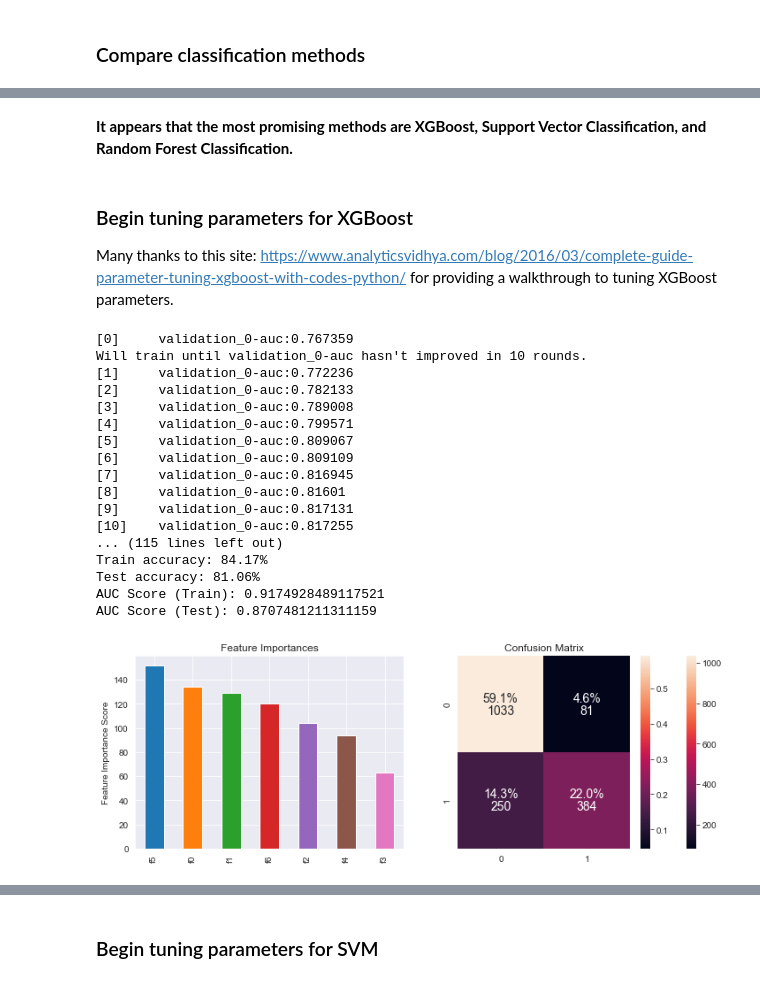
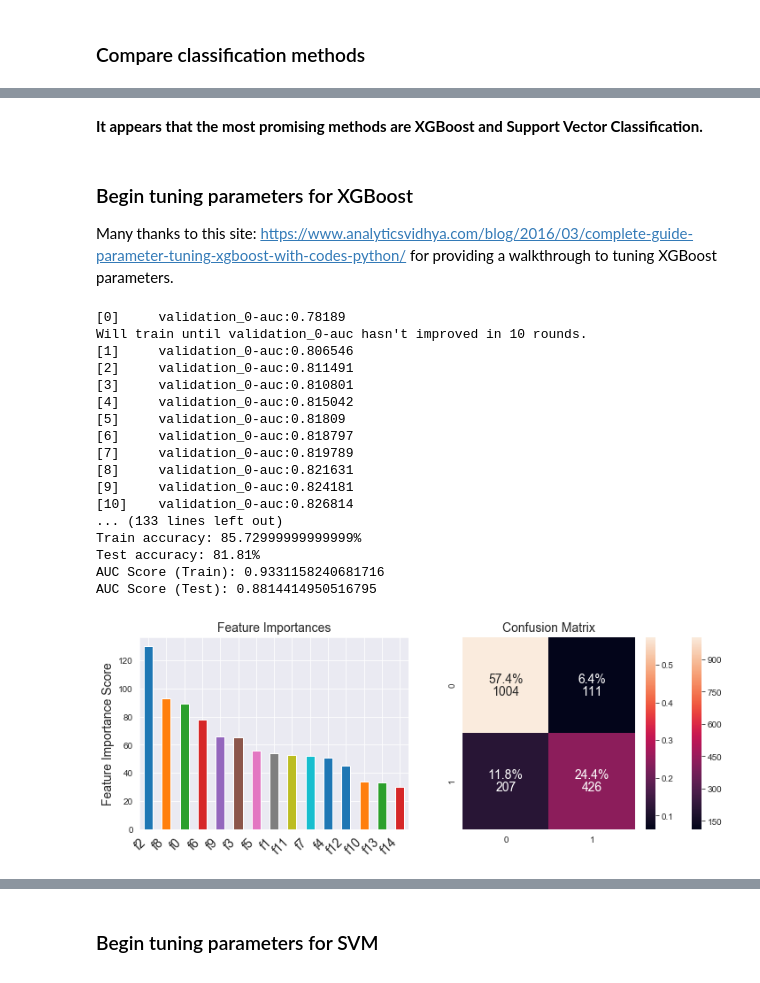
Before and after one commit to magnawhale/dsc-mod-5-project-online-ds-ft-051319, a Jupyter notebook: student.ipynb, the cells around one changed output, grey strips where cells are left out. Saved outputs shown, nothing was run; the diff lists cells and outputs as text; code cells hidden in the pictures.

```diff
--- a/student.ipynb
+++ b/student.ipynb
@@ -383,12 +388,14 @@ features.hist(figsize=(12,8));
 # %%
 # define a function to generate a confusion matrix
 def confu_matrix(y_pred, x_tst, y_tst):
+    import warnings
+    warnings.filterwarnings('ignore')
     y_pred = np.array(y_pred).flatten()
     y_tst = np.array(y_tst).flatten()
     cm = confusion_matrix(y_tst.flatten(), y_pred.flatten())
     sns.heatmap(cm, annot=True, fmt='0g', annot_kws={'size':14, 'ha':'center', 'va':'top'})
     sns.heatmap(cm/np.sum(cm), annot=True, fmt='0.01%', annot_kws={'size':14, 'ha':'center', 'va':'bottom'})
-    plt.title('Confusion Matrix')
+    plt.title('Confusion Matrix', fontsize=14)
     plt.show();
 # %%
 # very simple test model with Guassian Naive Bayes
@@ -445,8 +452,11 @@ def modelfit(alg, x_tr, y_tr, x_tst, y_tst, n_estims=1000, early_stopping_rounds
                          .sort_values(ascending=False)
     plt.figure(figsize=(12,4))
     plt.subplot(121)
-    feat_imp.plot(kind='bar', title='Feature Importances')
-    plt.ylabel('Feature Importance Score')
+    feat_imp.plot(kind='bar')
+    plt.title('Feature Importances', fontsize=14)
+    plt.ylabel('Feature Importance Score', fontsize=14)
+    plt.xticks(fontsize=14, rotation=45, horizontalalignment='right')
+
 
     # plotting confusion matrix
     plt.subplot(122)
@@ -831,7 +830,7 @@ First, we need to determine how many engineered features are required in order t
 # perfrom Principal Component Analysis to determine how many features
 # will explain 95% of model variance
 pca = PCA()
-features_pca = pca.fit_transform(features)
+features_pca = pca.fit_transform(features_for_PCA)
 variance = pca.explained_variance_ratio_.cumsum()
 plt.plot(range(features_pca.shape[1]), variance)
 plt.xlabel("Number of features - 1", fontsize=14)
@@ -847,6 +846,6 @@ n_features
 # %%
 # train, test, split PCA data for future models
-X_train, X_test, y_train, y_test = train_test_split(features_pca, labels, random_state=42)
+X_train, X_test, y_train, y_test = train_test_split(features_pca, labels_PCA, random_state=42)
 # %% [markdown]
 ### Compare classification methods
 # %%
@@ -874,5 +873,5 @@ ranked_classifiers
 # %% [markdown]
-**It appears that the most promising methods are XGBoost, Support Vector Classification, and Random Forest Classification.**
+**It appears that the most promising methods are XGBoost and Support Vector Classification.**
 # %% [markdown]
 ### Begin tuning parameters for XGBoost
 
@@ -880,29 +879,29 @@ Many thanks to this site: https://www.analyticsvidhya.com/blog/2016/03/complete-
 # %%
 xgb_pca = XGBClassifier(learning_rate=0.1,
                      n_estimators=1000,
                      objective='binary:logistic',
                      nthread=4,
                      seed=42)
-modelfit(xgb1, X_train, y_train.values.flatten(), X_test, y_test.values.flatten(), 1000, 20)
+modelfit(xgb_pca, X_train, y_train.values.flatten(), X_test, y_test.values.flatten(), 1000, 20)
 # %% [output]
-[0]     validation_0-auc:0.767359
+[0]     validation_0-auc:0.78189
 Will train until validation_0-auc hasn't improved in 10 rounds.
-[1]     validation_0-auc:0.772236
-[2]     validation_0-auc:0.782133
-[3]     validation_0-auc:0.789008
-[4]     validation_0-auc:0.799571
-[5]     validation_0-auc:0.809067
-[6]     validation_0-auc:0.809109
-[7]     validation_0-auc:0.816945
-[8]     validation_0-auc:0.81601
-[9]     validation_0-auc:0.817131
-[10]    validation_0-auc:0.817255
-... (115 lines left out)
-Train accuracy: 84.17%
-Test accuracy: 81.06%
-AUC Score (Train): 0.9174928489117521
-AUC Score (Test): 0.8707481211311159
+[1]     validation_0-auc:0.806546
+[2]     validation_0-auc:0.811491
+[3]     validation_0-auc:0.810801
+[4]     validation_0-auc:0.815042
+[5]     validation_0-auc:0.81809
+[6]     validation_0-auc:0.818797
+[7]     validation_0-auc:0.819789
+[8]     validation_0-auc:0.821631
+[9]     validation_0-auc:0.824181
+[10]    validation_0-auc:0.826814
+... (133 lines left out)
+Train accuracy: 85.72999999999999%
+Test accuracy: 81.81%
+AUC Score (Train): 0.9331158240681716
+AUC Score (Test): 0.8814414950516795
-[figure, old version]
+[figure, new version]
 # %%
 # building a model with default parameters
 xgb_pca = XGBClassifier(learning_rate=0.1, n_estimators=100, nthread=4,
```
Also changed, not shown: parts of 39 cells of this notebook, 3 other files.
